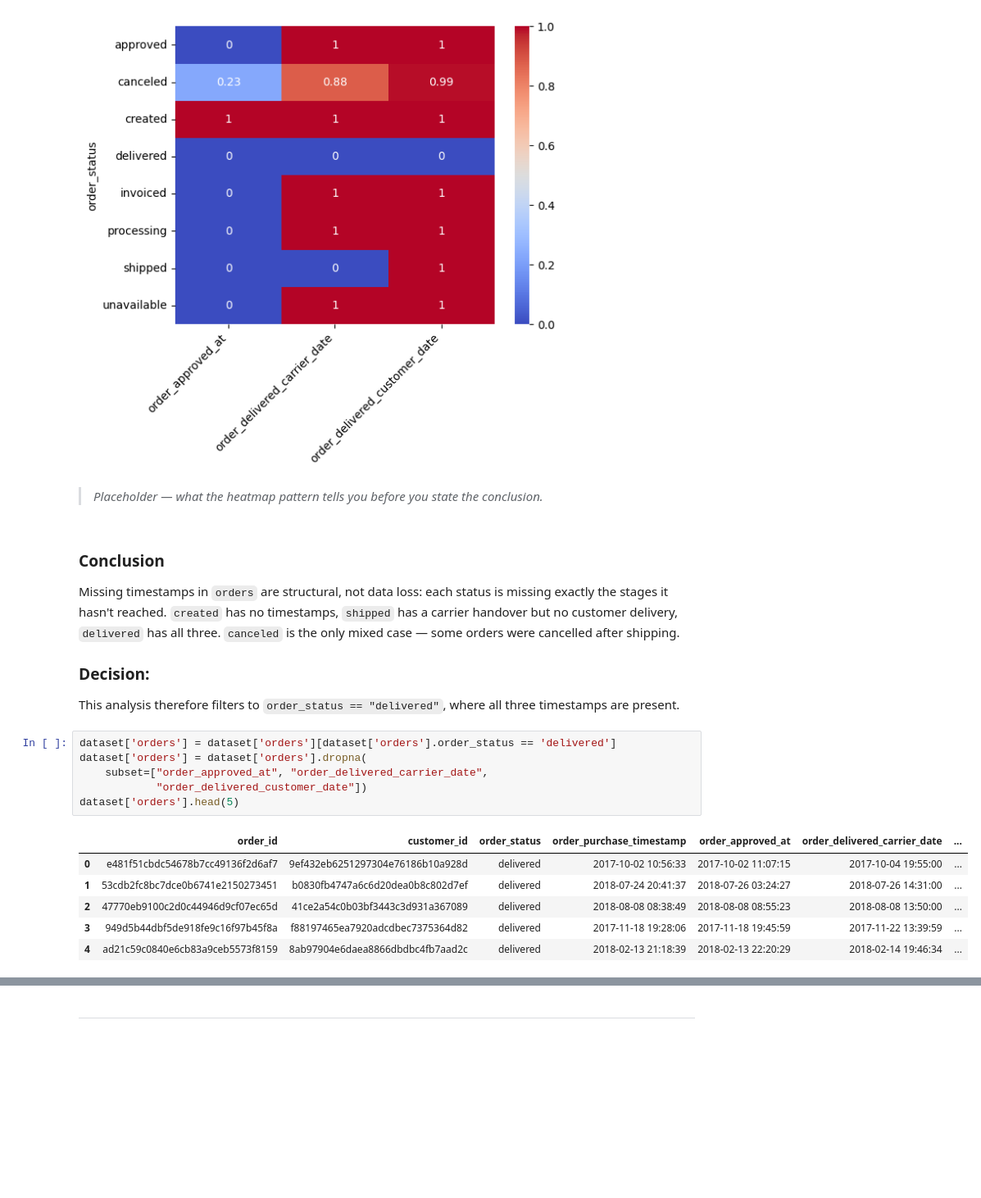
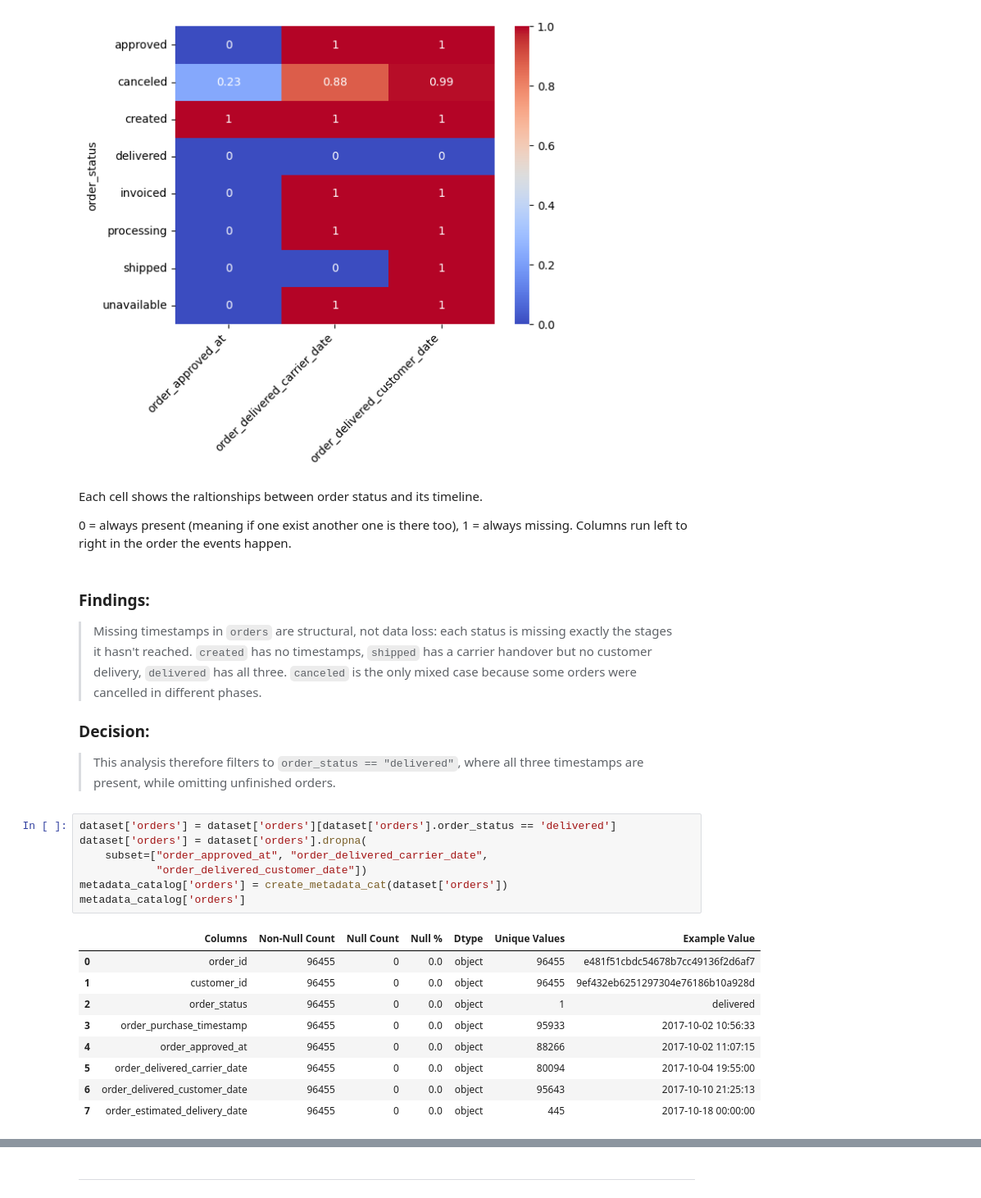
Before and after one commit to doniyor117/olist-marketplace-analysis, a Jupyter notebook: 01-delivery-estimates/analysis.ipynb, the cells around one changed output, grey strips where cells are left out. Shown at 82% size. Cells and saved outputs as stored; diff of their text form; blank space fills up the shorter version.

```diff
--- a/01-delivery-estimates/analysis.ipynb
+++ b/01-delivery-estimates/analysis.ipynb
@@ -348,33 +264,37 @@ plt.gcf().savefig(os.path.join(FIGURES_DIR, "orders_table_null_heatmap.png"), dp
 plt.show()
 # %% [output]
 [figure]
-# %% [markdown]
-<!-- ✍️ YOUR WRITE-UP -->
-
-> _Placeholder — what the heatmap pattern tells you before you state the conclusion._
+# %% [markdown]
+Each cell shows the raltionships between order status and its timeline.
+
+0 = always present (meaning if one exist another one is there too), 1 = always missing.
+Columns run left to right in the order the events happen.
 # %% [markdown]
-### Conclusion
+### Findings:
 
-Missing timestamps in `orders` are structural, not data loss: each status is
+> Missing timestamps in `orders` are structural, not data loss: each status is
 missing exactly the stages it hasn't reached. `created` has no timestamps,
 `shipped` has a carrier handover but no customer delivery, `delivered` has all
-three. `canceled` is the only mixed case — some orders were cancelled after
-shipping.
+three. `canceled` is the only mixed case because some orders were cancelled in different phases.
 
 ### Decision:
 
-This analysis therefore filters to `order_status == "delivered"`, where all
-three timestamps are present.
+> This analysis therefore filters to `order_status == "delivered"`, where all
+three timestamps are present, while omitting unfinished orders.
 # %%
 dataset['orders'] = dataset['orders'][dataset['orders'].order_status == 'delivered']
 dataset['orders'] = dataset['orders'].dropna(
     subset=["order_approved_at", "order_delivered_carrier_date",
             "order_delivered_customer_date"])
-dataset['orders'].head(5)
+metadata_catalog['orders'] = create_metadata_cat(dataset['orders'])
+metadata_catalog['orders']
 # %% [output]
-|  | order_id | customer_id | order_status | order_purchase_timestamp | order_approved_at | order_delivered_carrier_date | ... |
-| 0 | e481f51cbdc54678b7cc49136f2d6af7 | 9ef432eb6251297304e76186b10a928d | delivered | 2017-10-02 10:56:33 | 2017-10-02 11:07:15 | 2017-10-04 19:55:00 | ... |
-| 1 | 53cdb2fc8bc7dce0b6741e2150273451 | b0830fb4747a6c6d20dea0b8c802d7ef | delivered | 2018-07-24 20:41:37 | 2018-07-26 03:24:27 | 2018-07-26 14:31:00 | ... |
-| 2 | 47770eb9100c2d0c44946d9cf07ec65d | 41ce2a54c0b03bf3443c3d931a367089 | delivered | 2018-08-08 08:38:49 | 2018-08-08 08:55:23 | 2018-08-08 13:50:00 | ... |
-| 3 | 949d5b44dbf5de918fe9c16f97b45f8a | f88197465ea7920adcdbec7375364d82 | delivered | 2017-11-18 19:28:06 | 2017-11-18 19:45:59 | 2017-11-22 13:39:59 | ... |
-| 4 | ad21c59c0840e6cb83a9ceb5573f8159 | 8ab97904e6daea8866dbdbc4fb7aad2c | delivered | 2018-02-13 21:18:39 | 2018-02-13 22:20:29 | 2018-02-14 19:46:34 | ... |
+|  | Columns | Non-Null Count | Null Count | Null % | Dtype | Unique Values | Example Value |
+| 0 | order_id | 96455 | 0 | 0.0 | object | 96455 | e481f51cbdc54678b7cc49136f2d6af7 |
+| 1 | customer_id | 96455 | 0 | 0.0 | object | 96455 | 9ef432eb6251297304e76186b10a928d |
+| 2 | order_status | 96455 | 0 | 0.0 | object | 1 | delivered |
+| 3 | order_purchase_timestamp | 96455 | 0 | 0.0 | object | 95933 | 2017-10-02 10:56:33 |
+| 4 | order_approved_at | 96455 | 0 | 0.0 | object | 88266 | 2017-10-02 11:07:15 |
+| 5 | order_delivered_carrier_date | 96455 | 0 | 0.0 | object | 80094 | 2017-10-04 19:55:00 |
+| 6 | order_delivered_customer_date | 96455 | 0 | 0.0 | object | 95643 | 2017-10-10 21:25:13 |
+| 7 | order_estimated_delivery_date | 96455 | 0 | 0.0 | object | 445 | 2017-10-18 00:00:00 |
```
Also changed, not shown: parts of 117 cells of this notebook.
